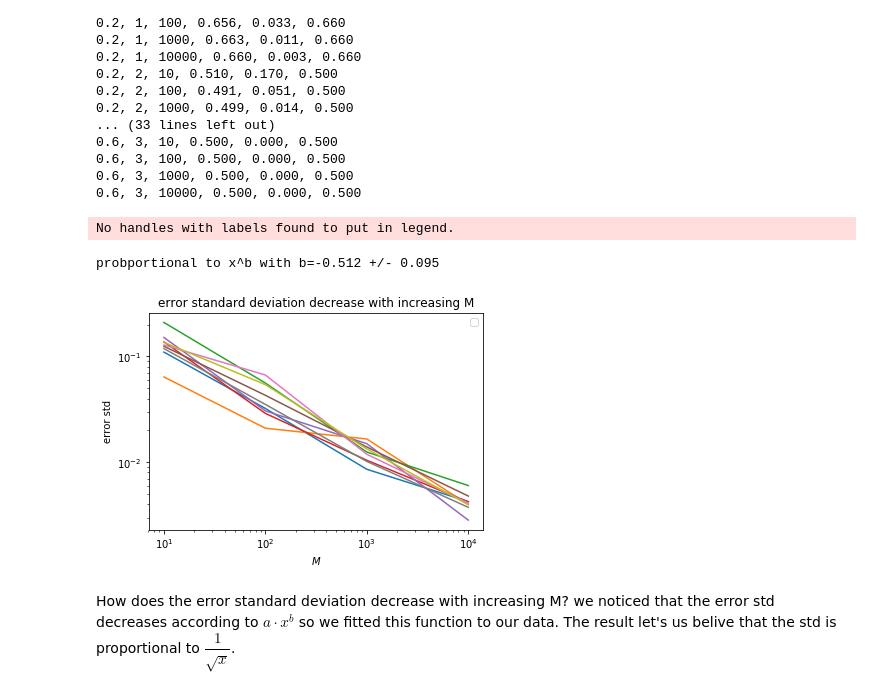
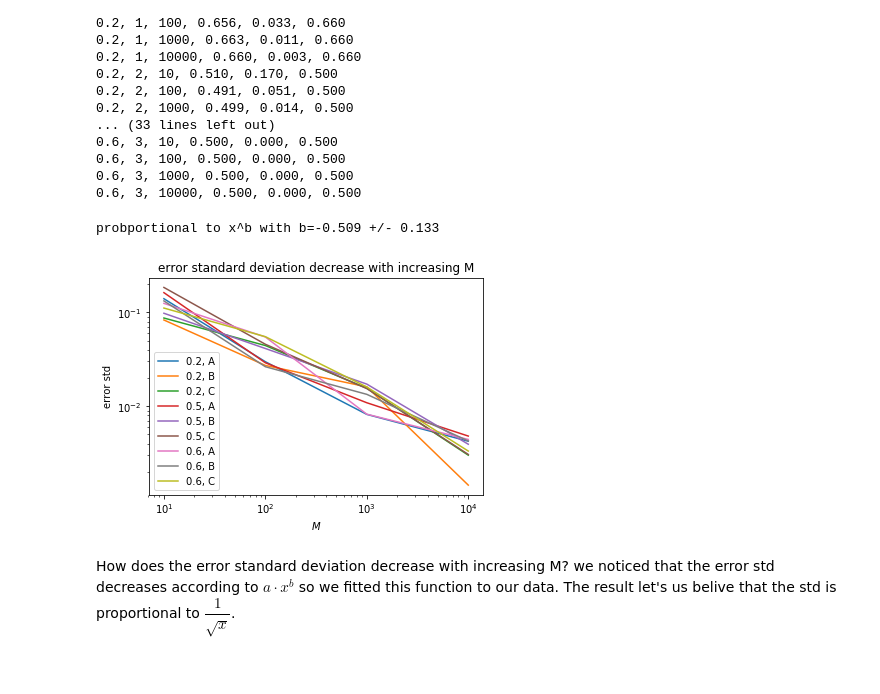
Before and after one commit to ml4cdeca/FundamentalsOfMachineLearning, a Jupyter notebook: blatt1/monte-carlo.ipynb, the cells around one changed output. Cells and saved outputs as stored; diff of their text form; code cells hidden in the pictures.

Commit message:
added labels to graph
also made some comments
imorted ascii_uppercase for alphabet

```diff
--- a/blatt1/monte-carlo.ipynb
+++ b/blatt1/monte-carlo.ipynb
@@ -210,24 +210,23 @@ def logline(x,a,b):
     return a*x**b
 # %%
 #plot the stds against M
-M=[10,100,1000,10000]
-stds = errorStd([0,1,2],M,[0.2,0.5,0.6])
+M,rul,xts = [10,100,1000,10000],[0,1,2],[0.2,0.5,0.6] #define variables
+stds = errorStd(rul,M,xts)
 plt.title('error standard deviation decrease with increasing M')
 plt.xlabel('$M$')
 plt.ylabel('error std')
 #plt.yscale('log')
 b=[]
-for s in stds:
-    popt,pcov=curve_fit(logline,M,s)
-    plt.loglog(M,s,label='') #todo label data
+for s in range(len(stds)):
+    popt,pcov=curve_fit(logline,M,stds[s])
+    plt.loglog(M,stds[s],label='%.1f, %c'%(xts[int(s/len(rul))],ALPH[rul[s%len(rul)]]))
     b.append(popt[1])
 plt.legend()
 print('probportional to x^b with b=%.3f +/- %.3f'%(np.mean(b),np.std(b)))
 plt.show()
 # %% [output]
-No handles with labels found to put in legend.
+probportional to x^b with b=-0.509 +/- 0.133
-probportional to x^b with b=-0.512 +/- 0.095
-[figure, old version]
+[figure, new version]
 # %% [markdown]
 How does the error standard deviation decrease with increasing M?
 we noticed that the error std decreases according to $a \cdot x^b$ so we fitted this function to our data. The result let's us belive that the std is proportional to $\dfrac1{\sqrt x}$.
```
Also changed, not shown: parts of 6 cells of this notebook.
